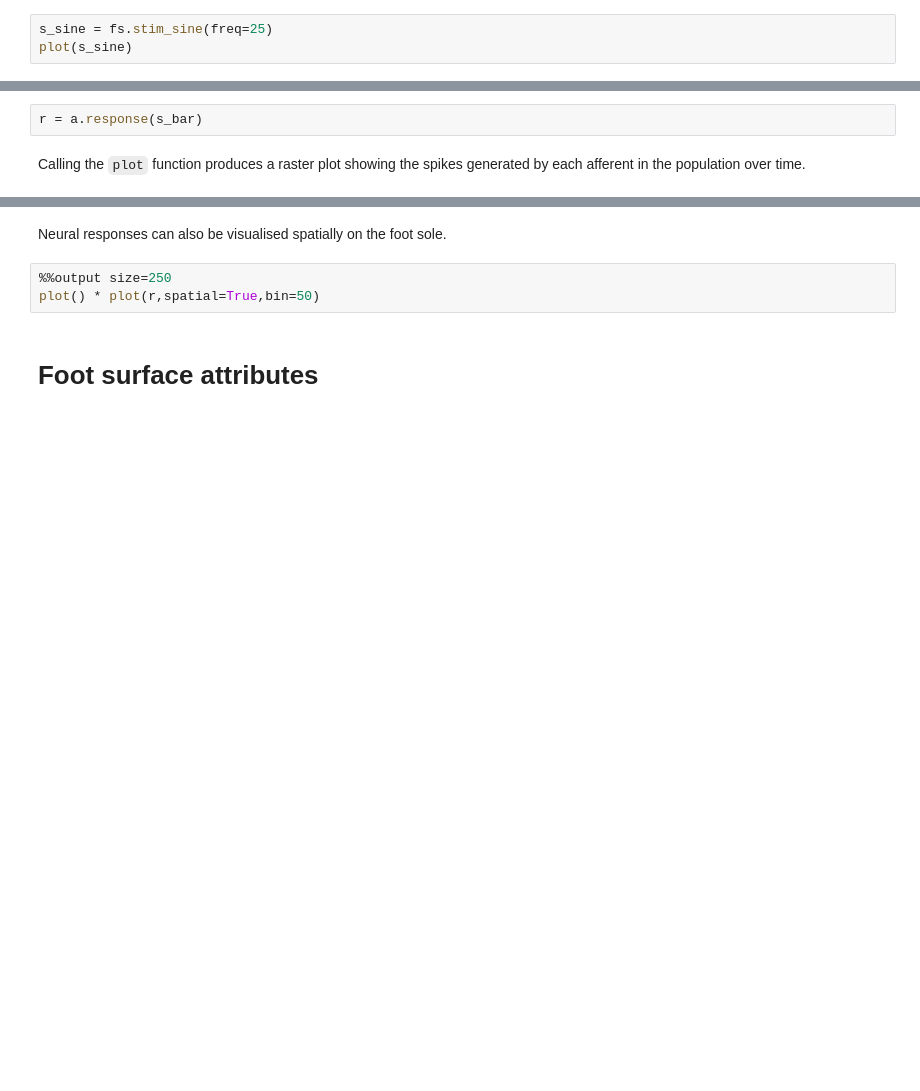
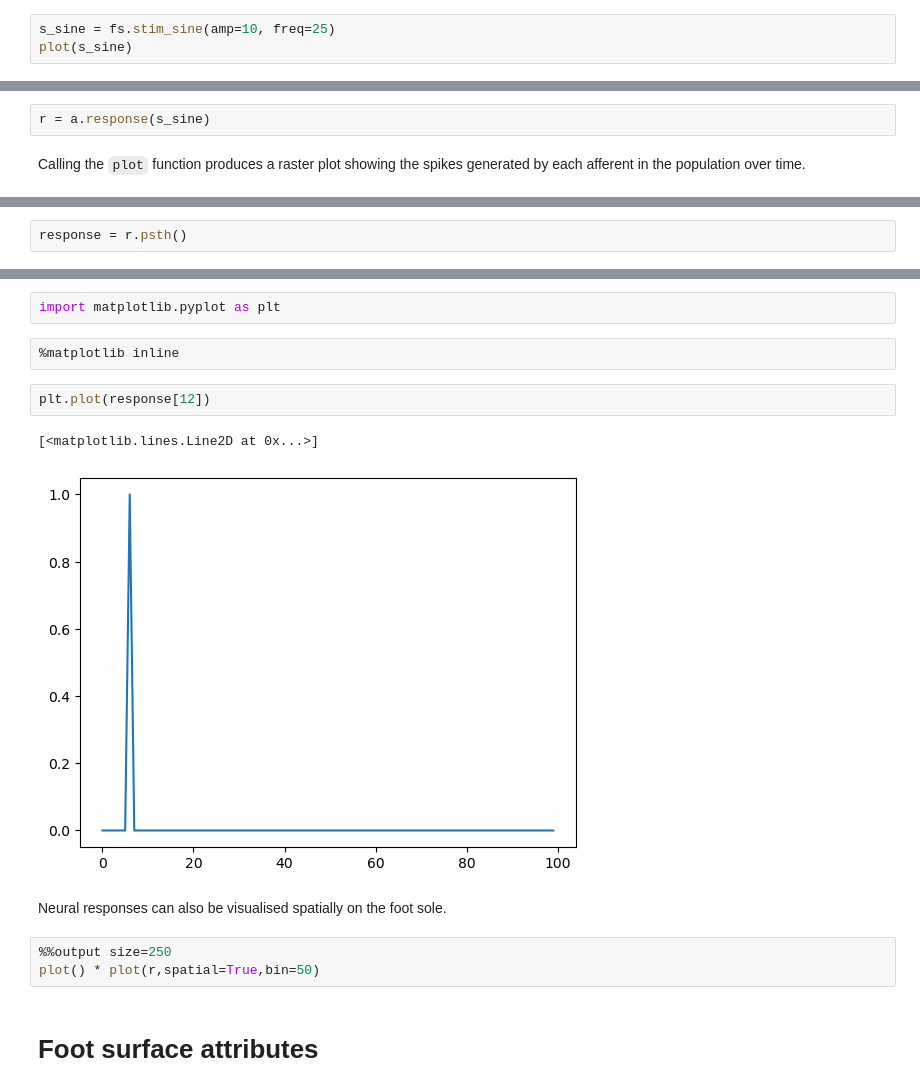
Before and after one commit to pranaydang/footsim-smp-lab, a Jupyter notebook: Tutorial.ipynb, the cells around one changed output, grey strips where cells are left out. Cells and saved outputs as stored; diff of their text form; blank space fills up the shorter version.

```diff
--- a/Tutorial.ipynb
+++ b/Tutorial.ipynb
@@ -67,5 +117,5 @@ plot() * plot(s_ramp, spatial=True,bin=10)
 # %% [markdown]
 Sinusoidal vibrations can be generated using the `stim_sine` function.
 # %%
-s_sine = fs.stim_sine(freq=25)
+s_sine = fs.stim_sine(amp=10, freq=25)
 plot(s_sine)
@@ -89,6 +148,6 @@ plot() * plot(s_bar,spatial=True, bin=10)
 # %% [markdown]
 The `response` method of `Afferent` and `AfferentPopulation` objects calculates the spiking response to any `Stimulus` object.
 # %%
-r = a.response(s_bar)
+r = a.response(s_sine)
 # %% [markdown]
 Calling the `plot` function produces a raster plot showing the spikes generated by each afferent in the population over time.
@@ -96,0 +154,2 @@ plot(r)
+# %%
+response = r.psth()
@@ -97,3 +166,12 @@ plot(r)
+# %%
+import matplotlib.pyplot as plt
+# %%
+%matplotlib inline
+# %%
+plt.plot(response[12])
+# %% [output]
+[<matplotlib.lines.Line2D at 0x...>]
+[figure, added]
 # %% [markdown]
 Neural responses can also be visualised spatially on the foot sole.
 # %%
```
Also changed, not shown: parts of 16 cells of this notebook, 7 other files.
